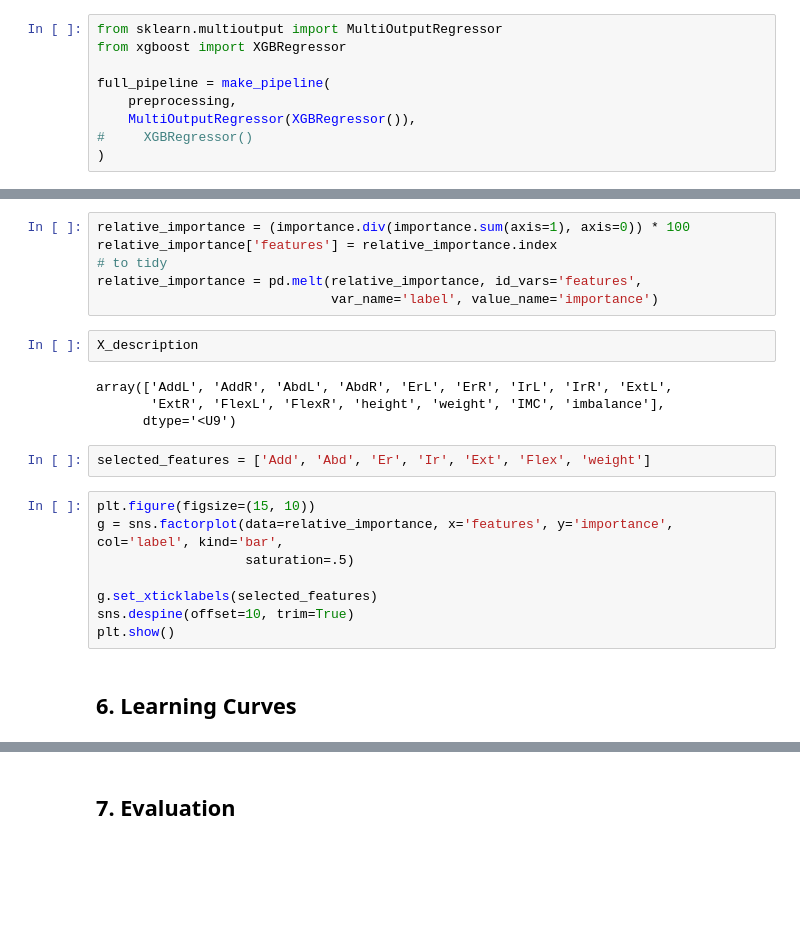
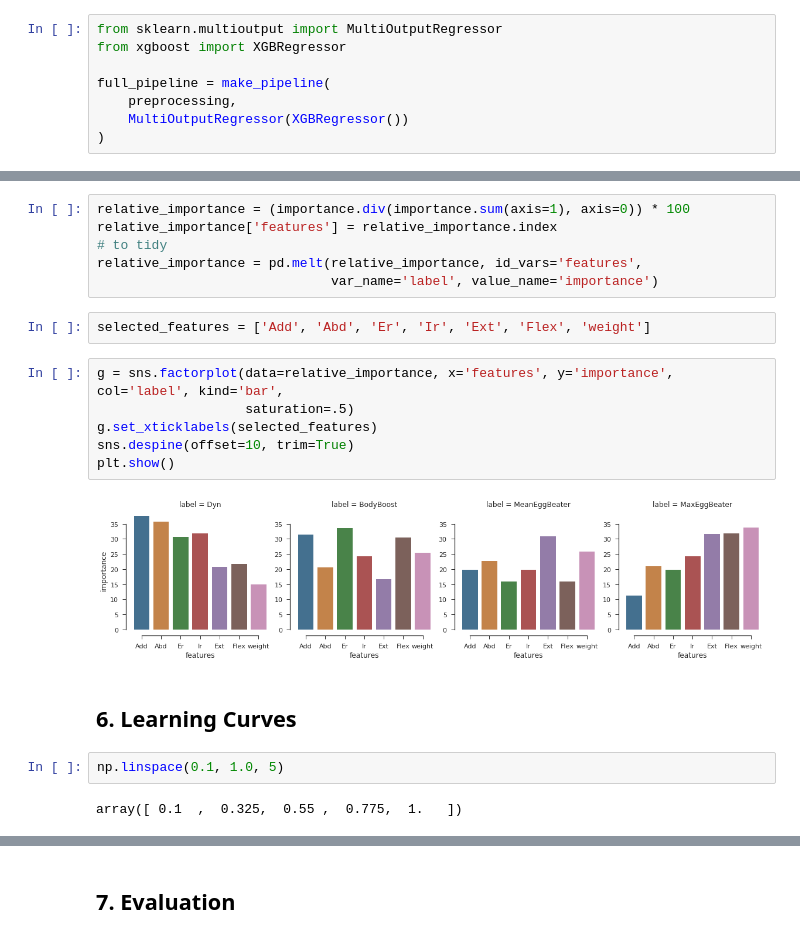
Before and after one commit to romainmartinez/synchro, a Jupyter notebook: 0_predict.ipynb, the cells around one changed output, grey strips where cells are left out. Cells and saved outputs as stored; diff of their text form; blank space fills up the shorter version.

```diff
--- a/0_predict.ipynb
+++ b/0_predict.ipynb
@@ -186,8 +186,7 @@ from xgboost import XGBRegressor
 
 full_pipeline = make_pipeline(
     preprocessing,
-    MultiOutputRegressor(XGBRegressor()),
-#     XGBRegressor()
+    MultiOutputRegressor(XGBRegressor())
 )
 # %% [markdown]
 ## 4. Optimization
@@ -277,21 +276,19 @@ relative_importance['features'] = relative_importance.index
 # to tidy
 relative_importance = pd.melt(relative_importance, id_vars='features',
                               var_name='label', value_name='importance')
-# %%
-X_description
-# %% [output]
-array(['AddL', 'AddR', 'AbdL', 'AbdR', 'ErL', 'ErR', 'IrL', 'IrR', 'ExtL',
-       'ExtR', 'FlexL', 'FlexR', 'height', 'weight', 'IMC', 'imbalance'],
-      dtype='<U9')
 # %%
 selected_features = ['Add', 'Abd', 'Er', 'Ir', 'Ext', 'Flex', 'weight']
 # %%
-plt.figure(figsize=(15, 10))
 g = sns.factorplot(data=relative_importance, x='features', y='importance', col='label', kind='bar',
                    saturation=.5)
-
 g.set_xticklabels(selected_features)
 sns.despine(offset=10, trim=True)
 plt.show()
+# %% [output]
+[figure, added]
 # %% [markdown]
 ## 6. Learning Curves
+# %%
+np.linspace(0.1, 1.0, 5)
+# %% [output]
+array([ 0.1  ,  0.325,  0.55 ,  0.775,  1.   ])
```
Also changed, not shown: parts of 10 cells of this notebook.
